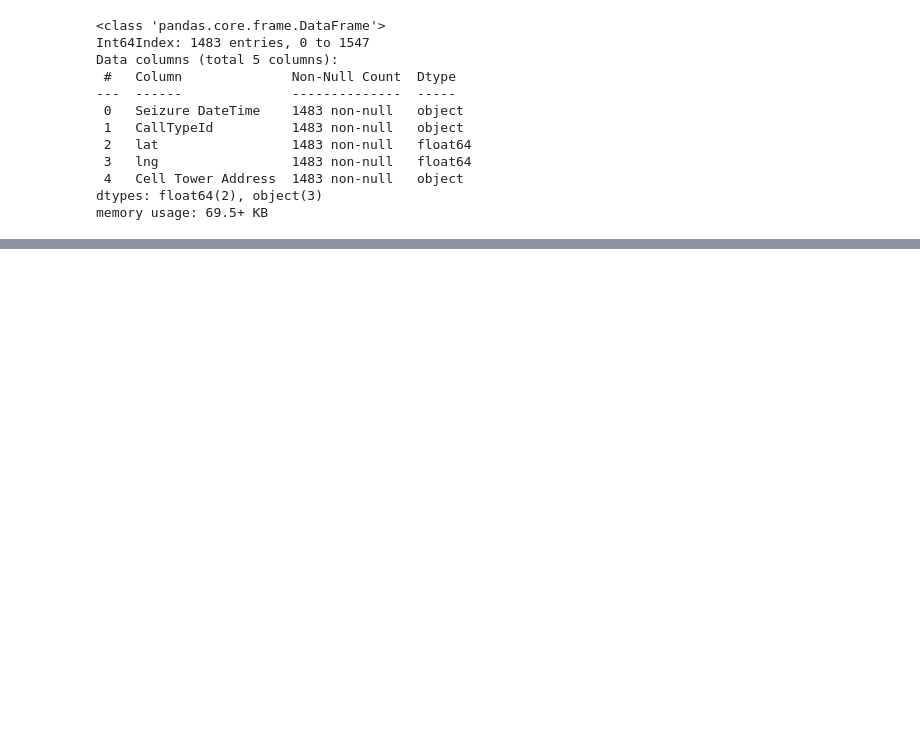
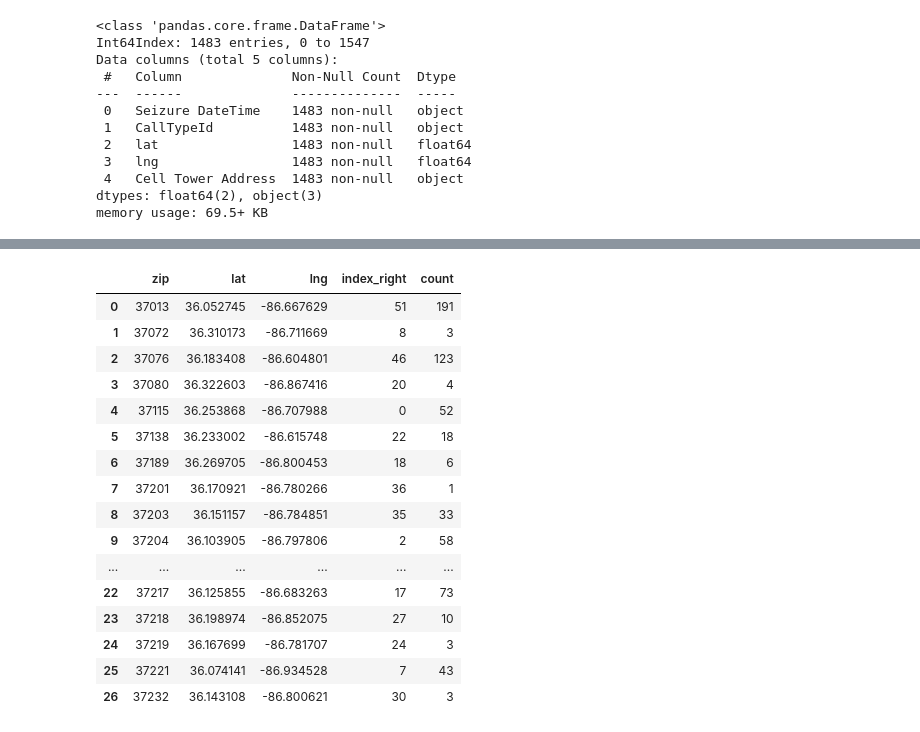
Before and after one commit to KYandow/metro-nashville-emergency-response-Python, a Jupyter notebook: Mark-Notebooks/metro911_EmergencyData.ipynb, the cells around one changed output, grey strips where cells are left out. Saved outputs shown, nothing was run; the diff lists cells and outputs as text; code cells hidden in the pictures; blank space fills up the shorter version.

```diff
--- a/Mark-Notebooks/metro911_EmergencyData.ipynb
+++ b/Mark-Notebooks/metro911_EmergencyData.ipynb
@@ -166,0 +194,9 @@ derecho911_df['geometry'] = derecho911_df.apply(lambda x: Point((float(x.lng),
+# %%
+derecho911_geo = gdp.GeoDataFrame(derecho911_df,
+                           crs = zipcodes.crs,
+                           geometry = derecho911_df['geometry'])
+
+
+tornado911_geo = gdp.GeoDataFrame(tornado911_df,
+                           crs = zipcodes.crs,
+                           geometry = tornado911_df['geometry'])
@@ -166,0 +208,5 @@ derecho911_df['geometry'] = derecho911_df.apply(lambda x: Point((float(x.lng),
+# %%
+zipcodes = zipcodes[['zip', 'po_name', 'geometry']]
+# %%
+derecho911_calls_by_zip = gdp.sjoin(derecho911_geo, zipcodes, op = 'within')
+tornado911_calls_by_zip = gdp.sjoin(tornado911_geo, zipcodes, op = 'within')
@@ -166,0 +263,58 @@ derecho911_df['geometry'] = derecho911_df.apply(lambda x: Point((float(x.lng),
+# %%
+# Set zipcode type to string (folium)
+derecho911_calls_by_zip['zipcode'] = derecho911_calls_by_zip['zip'].astype('str')
+# get the mean value across all data points
+zipcode_data = derecho911_calls_by_zip.groupby('zip').aggregate(np.mean)
+zipcode_data.reset_index(inplace = True)
+
+derecho911_calls_by_zip['count'] = 1
+temp = derecho911_calls_by_zip.groupby('zip').sum()
+temp.reset_index(inplace = True)
+temp = temp[['zip', 'count']]
+zipcode_data = pd.merge(zipcode_data, temp, on='zip')
+
+zipcode_data.head(100)
+#mean = zipcode_data["count_y"].mean()
+#print(mean) -- 47.5
+#zipcode_data.count_y.quantile(0.25) # 25th percentile -- 7
+#zipcode_data.count_y.quantile(0.9) # 90th percentile -- 102
+
+
+
+# Set zipcode type to string (folium)
+tornado911_calls_by_zip['zipcode'] = tornado911_calls_by_zip['zip'].astype('str')
+# get the mean value across all data points
+zipcode_data_torn = tornado911_calls_by_zip.groupby('zip').aggregate(np.mean)
+zipcode_data_torn.reset_index(inplace = True)
+
+tornado911_calls_by_zip['count'] = 1
+temp2 = tornado911_calls_by_zip.groupby('zip').sum()
+temp2.reset_index(inplace = True)
+temp2 = temp2[['zip', 'count']]
+zipcode_data_torn = pd.merge(zipcode_data_torn, temp, on='zip')
+
+zipcode_data_torn.head(100)
+#mean = zipcode_data["count_y"].mean()
+#print(mean) -- 47.5
+
+#zipcode_data.count_y.quantile(0.25) # 25th percentile -- 7
+
+#zipcode_data.count_y.quantile(0.9) # 90th percentile -- 102
+# %% [output]
+|  | zip | lat | lng | index_right | count |
+| 0 | 37013 | 36.052745 | -86.667629 | 51 | 191 |
+| 1 | 37072 | 36.310173 | -86.711669 | 8 | 3 |
+| 2 | 37076 | 36.183408 | -86.604801 | 46 | 123 |
+| 3 | 37080 | 36.322603 | -86.867416 | 20 | 4 |
+| 4 | 37115 | 36.253868 | -86.707988 | 0 | 52 |
+| 5 | 37138 | 36.233002 | -86.615748 | 22 | 18 |
+| 6 | 37189 | 36.269705 | -86.800453 | 18 | 6 |
+| 7 | 37201 | 36.170921 | -86.780266 | 36 | 1 |
+| 8 | 37203 | 36.151157 | -86.784851 | 35 | 33 |
+| 9 | 37204 | 36.103905 | -86.797806 | 2 | 58 |
+| ... | ... | ... | ... | ... | ... |
+| 22 | 37217 | 36.125855 | -86.683263 | 17 | 73 |
+| 23 | 37218 | 36.198974 | -86.852075 | 27 | 10 |
+| 24 | 37219 | 36.167699 | -86.781707 | 24 | 3 |
+| 25 | 37221 | 36.074141 | -86.934528 | 7 | 43 |
+| 26 | 37232 | 36.143108 | -86.800621 | 30 | 3 |
```
Also changed, not shown: parts of 17 cells of this notebook, 8 other files.
